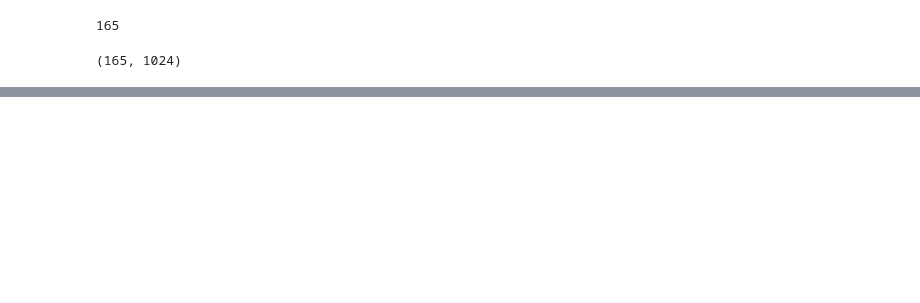
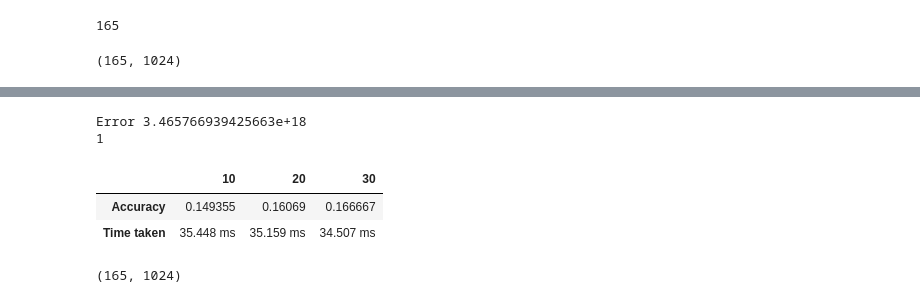
Before and after one commit to Subsoace-Learning-IE-506-project/Subspace_learning, a Jupyter notebook: IE Project.ipynb, the cells around one changed output, grey strips where cells are left out. Saved outputs shown, nothing was run; the diff lists cells and outputs as text; code cells hidden in the pictures; blank space fills up the shorter version.

```diff
--- a/IE Project.ipynb
+++ b/IE Project.ipynb
@@ -296,0 +285,16 @@ img.shape
+# %%
+start=time.time()
+fssl_img=preprocessing(img,labels,method='FSSL_LPP')
+end=time.time()
+extra=end-start
+create_table(fssl_img,labels,baseline,'base',extra)
+# %% [output]
+Error 3.465766939425663e+18
+1
+|  | 10 | 20 | 30 |
+| Accuracy | 0.149355 | 0.16069 | 0.166667 |
+| Time taken | 35.448 ms | 35.159 ms | 34.507 ms |
+# %%
+img.shape
+# %% [output]
+(165, 1024)
```
Also changed, not shown: parts of 10 cells of this notebook.
